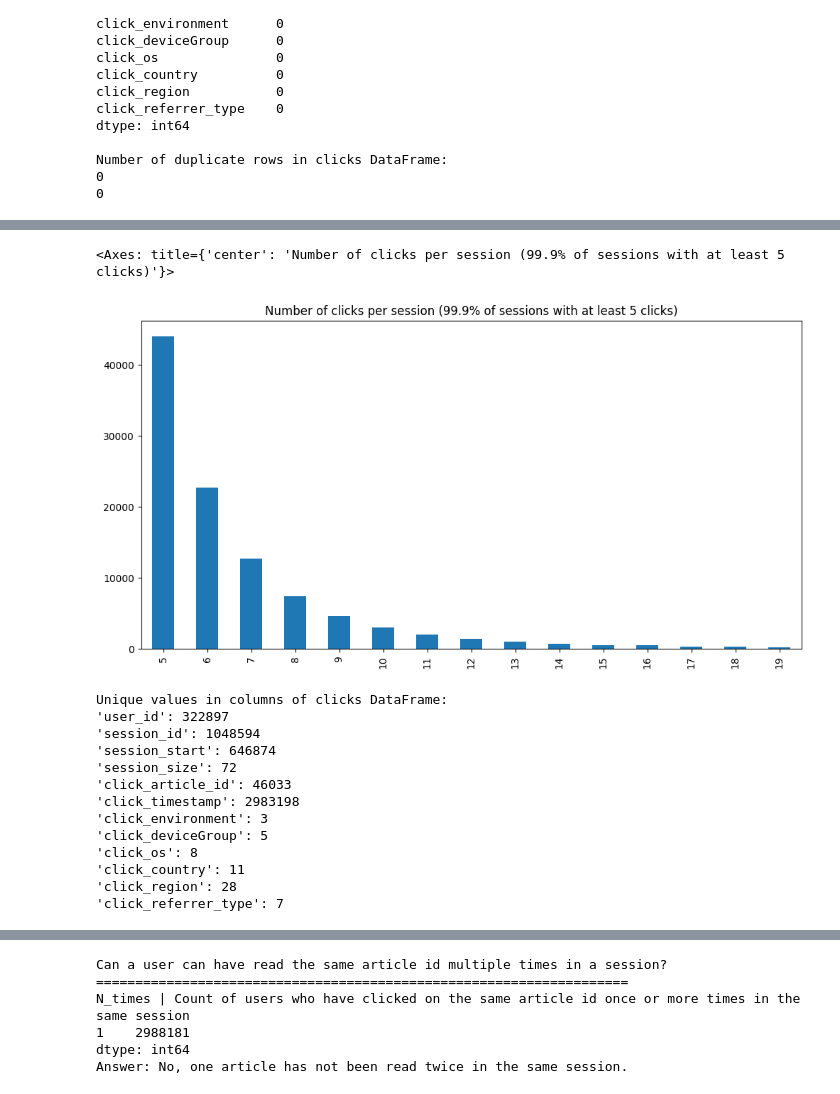
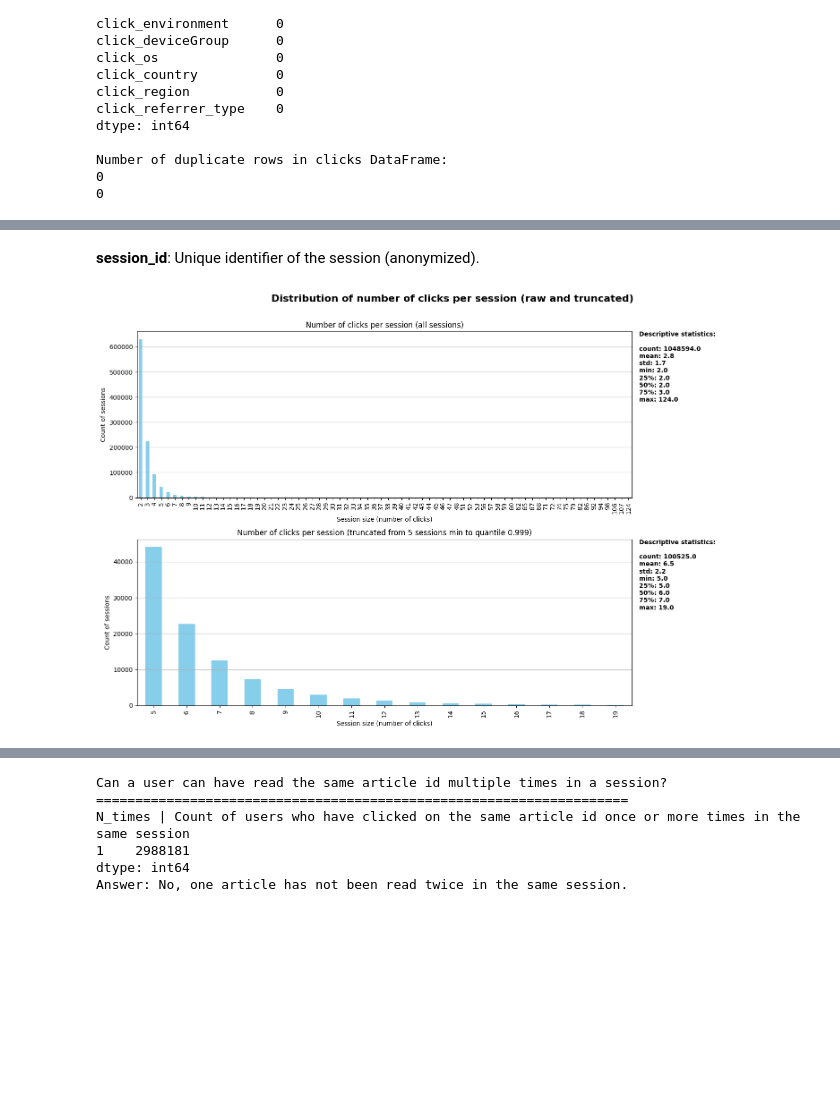
Before and after one commit to Hedredo/oc_p10, a Jupyter notebook: notebooks/main.ipynb, the cells around one changed output, grey strips where cells are left out. Cells and saved outputs as stored; diff of their text form; code cells hidden in the pictures; blank space fills up the shorter version.

```diff
--- a/notebooks/main.ipynb
+++ b/notebooks/main.ipynb
@@ -301,12 +209,47 @@ dtype: float64
+# %% [markdown]
+**session_id**: Unique identifier of the session (anonymized).
 # %%
-clicks_df.groupby("session_id").size().pipe(
+fig, ax = plt.subplots(2, 2, figsize=(16, 10), gridspec_kw={"width_ratios": [3, 1]})
+
+session_counts = clicks_df.groupby("session_id").size()
+session_counts_truncated = session_counts.pipe(
     lambda s: s[(s <= s.quantile(0.999)) & (s >= 5)]
-).value_counts().sort_index().plot(
-    kind="bar",
-    figsize=(12, 6),
-    title="Number of clicks per session (99.9% of sessions with at least 5 clicks)",
 )
-# PLot the mean and std deviation
+fig.suptitle(
+    "Distribution of number of clicks per session (raw and truncated)",
+    fontsize=16,
+    fontweight="bold",
+)
+for i, df in enumerate([session_counts, session_counts_truncated]):
+    df.value_counts().sort_index().plot(
+        kind="bar",
+        title=(
+            "Number of clicks per session (all sessions)"
+            if i == 0
+            else "Number of clicks per session (truncated from 5 sessions min to quantile 0.999)"
+        ),
+        ax=ax[i, 0],
+        color="skyblue",
+    )
+    ax[i, 0].set_xlabel("Session size (number of clicks)")
+    ax[i, 0].set_ylabel("Count of sessions")
+    ax[i, 0].grid(axis="y")
+    stats_text = "\n".join(
+        [f"{key}: {value:.1f}" for key, value in df.describe().items()]
+    )
+    stats_text = "Descriptive statistics:\n\n" + stats_text
+    ax[i, 1].text(
+        0.0,
+        1.0,
+        stats_text,
+        transform=ax[i, 1].transAxes,
+        fontsize=10,
+        fontweight="bold",
+        verticalalignment="top",
+        horizontalalignment="left",
+    )
+    ax[i, 1].axis("off")
+plt.tight_layout(rect=[0, 0, 1, 0.97])
+plt.show()
 # %% [output]
-<Axes: title={'center': 'Number of clicks per session (99.9% of sessions with at least 5 clicks)'}>
-[figure, old version]
+[figure, new version]
@@ -326,18 +255,0 @@ ts_cols = ["session_start", "click_timestamp"]
-# %%
-print("Unique values in columns of clicks DataFrame:")
-for col in clicks_df:
-    print(f"'{col}': {clicks_df[col].nunique()}")
-# %% [output]
-Unique values in columns of clicks DataFrame:
-'user_id': 322897
-'session_id': 1048594
-'session_start': 646874
-'session_size': 72
-'click_article_id': 46033
-'click_timestamp': 2983198
-'click_environment': 3
-'click_deviceGroup': 5
-'click_os': 8
-'click_country': 11
-'click_region': 28
-'click_referrer_type': 7
```
Also changed, not shown: parts of 43 cells of this notebook.
